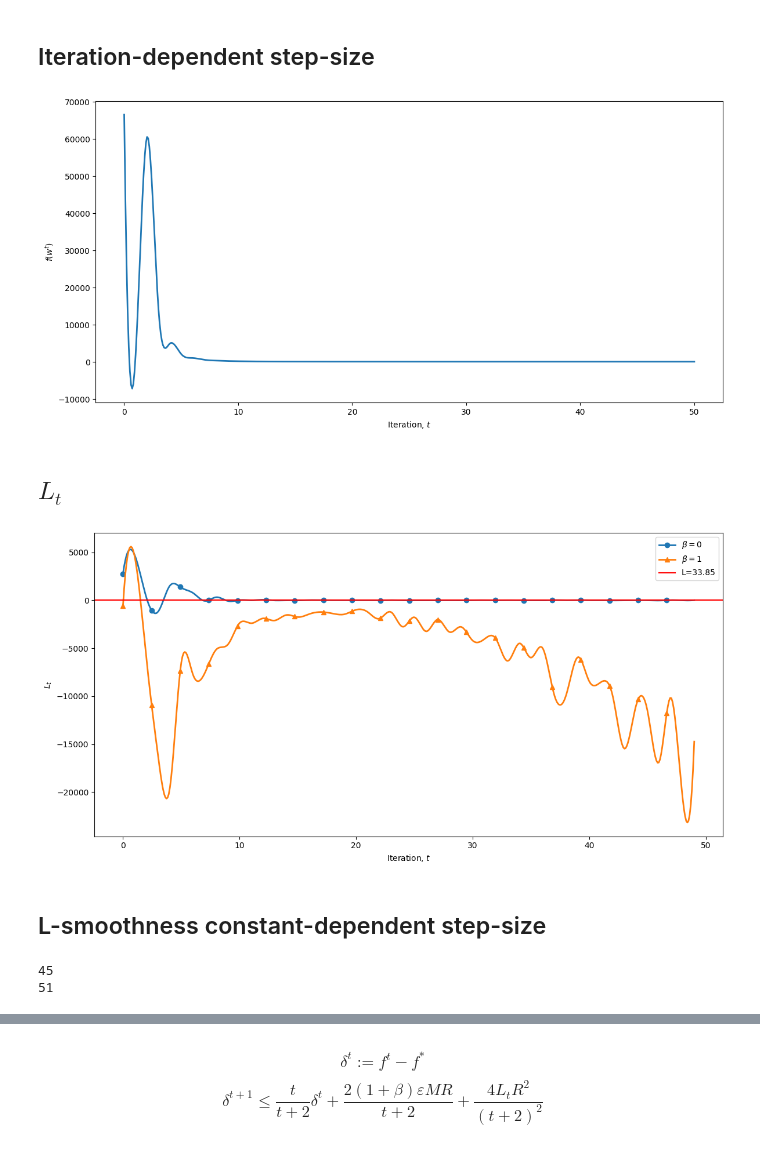
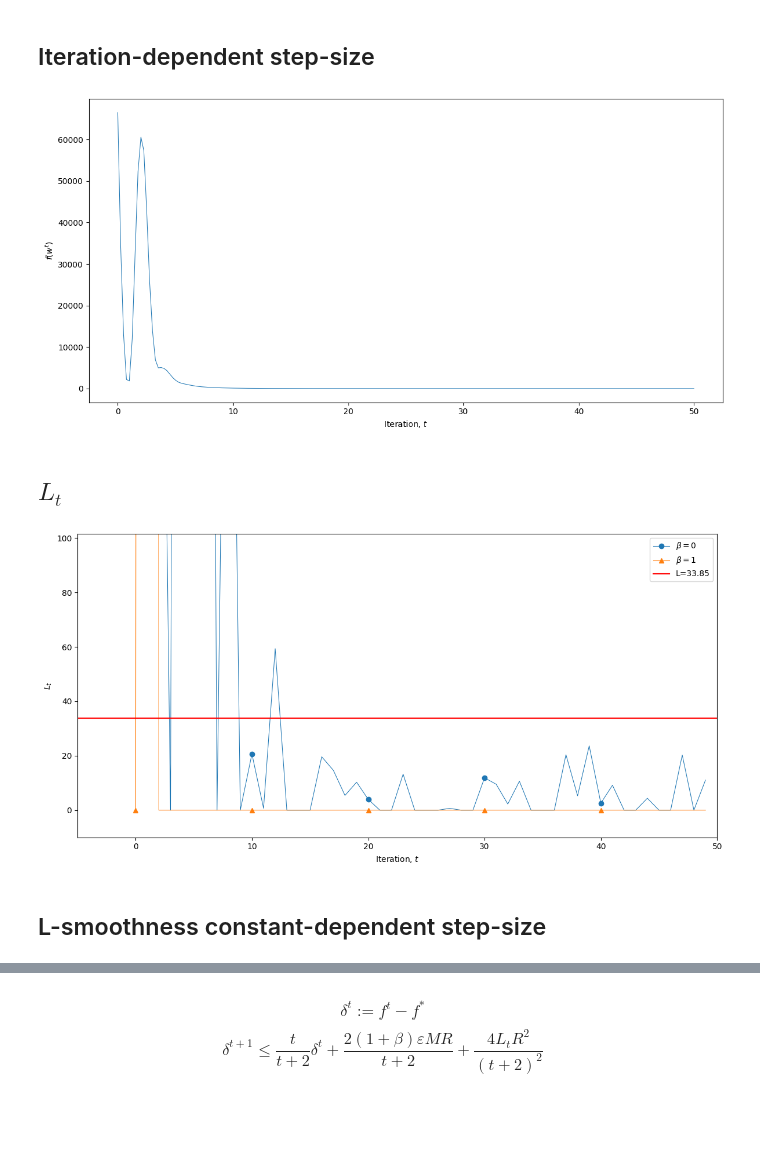
Before and after one commit to geaden/aecg, a Jupyter notebook: aecg.ipynb, the cells around one changed output, grey strips where cells are left out. Drawn from its saved outputs; the diff is of its cells as text; code cells hidden in the pictures; blank space fills up the shorter version.

Commit message:
fix: update algorithms to get maximum Lt

```diff
--- a/aecg.ipynb
+++ b/aecg.ipynb
@@ -252,12 +254,20 @@ current_marker = 0
 markers = ["o", "^", "s"]
 
 
-def plot_line(values: list[float], label: str, show_marker: bool = False):
+def plot_line(
+    values: list[float],
+    label: str,
+    show_marker: bool = False,
+    smooth: bool = True,
+):
     global current_marker
-    x = np.arange(len(values))
-    y = values
-    x_smooth = np.linspace(x[0], x[-1], 500)
-    f = interp1d(x, y, kind="cubic")
+    x = np.array(range(len(values)))
+    if smooth:
+        X = np.linspace(x.min(), x.max(), 200)
+        Y = interpolate.make_interp_spline(x, values, k=2)(X)
+    else:
+        X = x
+        Y = values
     if show_marker:
         next_marker = markers[current_marker % len(markers)]
         current_marker += 1
@@ -265,12 +275,12 @@ def plot_line(values: list[float], label: str, show_marker: bool = False):
         current_marker = 0
         next_marker = None
     plt.plot(
-        x_smooth,
-        f(x_smooth),
+        X,
+        Y,
         label=label,
-        linewidth=2.0,
+        linewidth=0.75,
         marker=next_marker,
-        markevery=25,
+        markevery=10,
     )
 
 
@@ -318,7 +328,7 @@ fig = make_plot(
     legend=[],
 )
 # %% [output]
-[figure, old version]
+[figure, new version]
 # %%
 save_image(fig, "images/ecg_adaptive_lt")
 # %% [markdown]
@@ -326,25 +336,27 @@ save_image(fig, "images/ecg_adaptive_lt")
 # %%
 plt.figure(figsize=(12, 6))
 
 labels = [r"$\beta=0$", r"$\beta=1$"]
 for algorithm in ecg:
     plot_line(
         algorithm.Lt,
         label=algorithm.label,
         show_marker=True,
+        smooth=False,
     )
 
 plt.axhline(y=L, color="r", linestyle="-")
+plt.axis([-5, 50, -10, L + L * 2])
+
 labels += [f"L={L:.2f}"]
-
 fig = make_plot(
     title=r"$L_t$ in ECG with the Adaptive $L_t$ for PageRank problem",
     xlabel="Iteration, $t$",
     ylabel="$L_t$",
     legend=labels,
 )
 # %% [output]
-[figure, old version]
+[figure, new version]
 # %%
 save_image(fig, "images/adaptive_lt.png")
 # %% [markdown]
@@ -352,10 +364,6 @@ save_image(fig, "images/adaptive_lt.png")
 # %%
 for algorithm in aecg:
     algorithm.solve(w0)
-    print(len(algorithm.history))
-# %% [output]
-45
-51
 # %%
 plt.figure(figsize=(12, 6))
 
```
Also changed, not shown: parts of 4 cells of this notebook, 3 other files.
